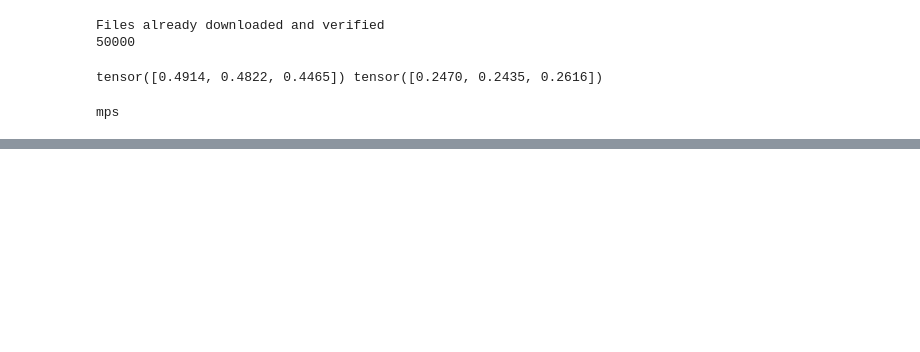
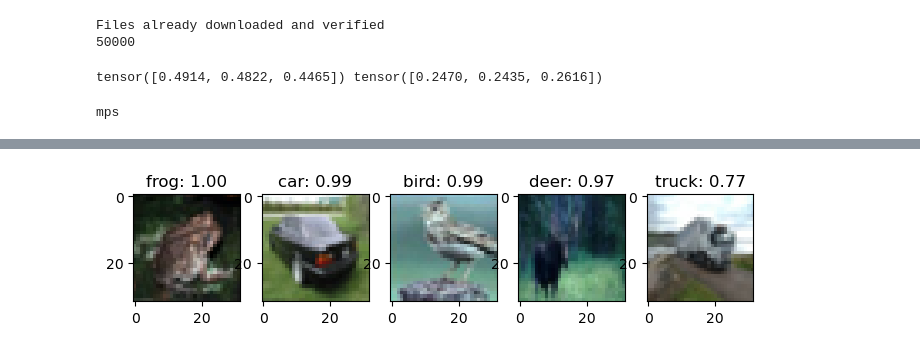
Before and after one commit to simanerush/cnn-tuning, a Jupyter notebook: tuning_hw.ipynb, the cells around one changed output, grey strips where cells are left out. Saved outputs shown, nothing was run; the diff lists cells and outputs as text; code cells hidden in the pictures; blank space fills up the shorter version.

```diff
--- a/tuning_hw.ipynb
+++ b/tuning_hw.ipynb
@@ -64,0 +239,10 @@ mps
+# %%
+aug_params = {
+    'flip_prob': 0.5,
+    'grayscale_prob': 0.1,
+    'bright_min': 0.9,
+    'bright_max': 1.1,
+    'shift_size': 2
+}
+
+model3_epochs_aug = train(epochs=20, use_augmentation=True, aug_params=aug_params)
@@ -64,0 +539,2 @@ mps
+# %%
+model_cnn4_epochs = train(model_class=CNN4, epochs=100, use_augmentation=True, aug_params=aug_params)
@@ -64,0 +561,18 @@ mps
+# %%
+fig, axs = plt.subplots(1, 5, figsize=(8, 8))
+for i in range(5):
+    r = torch.randint(len(cifar), (1,)).item()
+    cifar_gpu = (cifar[r][0]).unsqueeze(0).to(device)
+
+    preds = nn.functional.softmax(model_cnn4_epochs(normalize(cifar_gpu)), dim=1)
+
+    preds = preds.cpu()
+    c = torch.argmax(preds)
+    prob = preds[0, c].item()  # Get probability of the predicted class
+
+    axs[i].imshow(cifar[r][0].numpy().transpose(1, 2, 0))
+    axs[i].set_title("{}: {:.2f}".format(classes[c], prob))
+
+plt.show()
+# %% [output]
+[figure, added]
```
Also changed, not shown: parts of 37 cells of this notebook, 19 other files.
